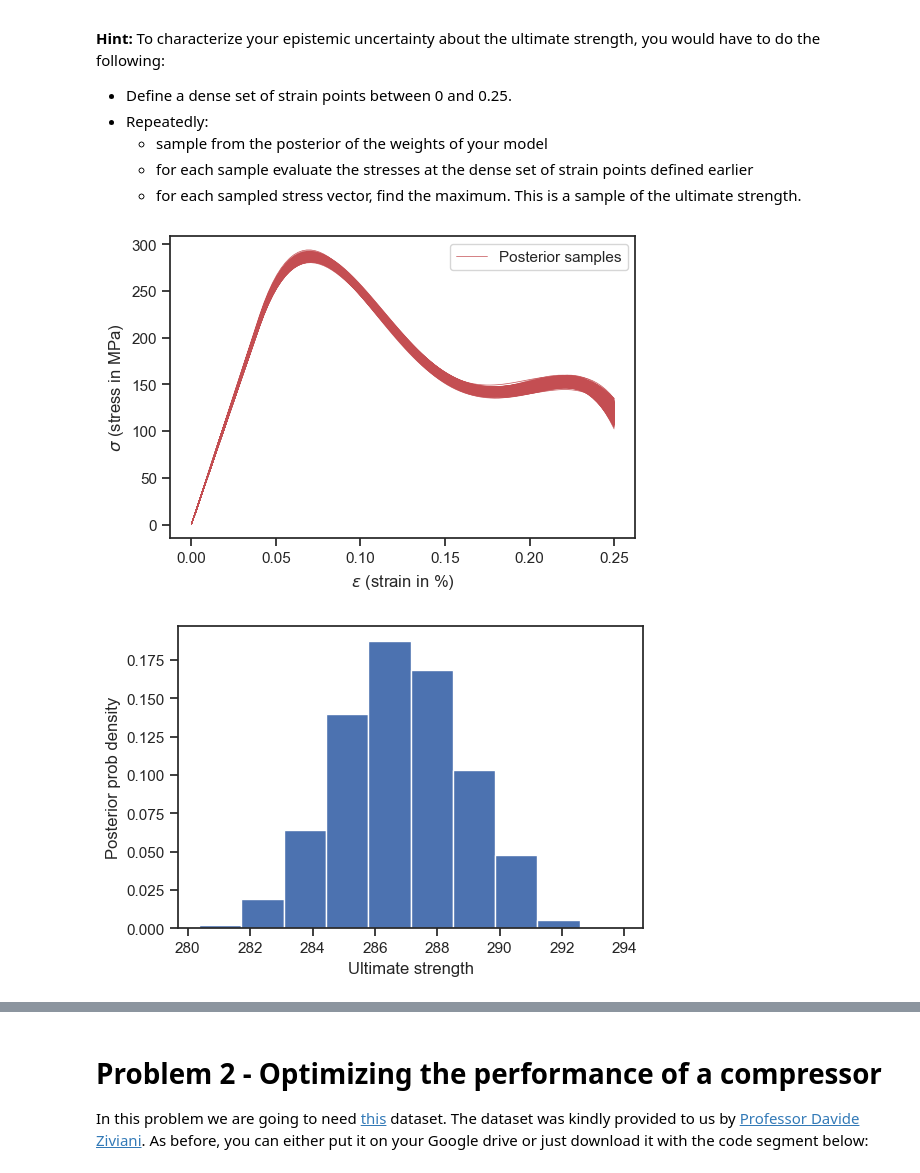
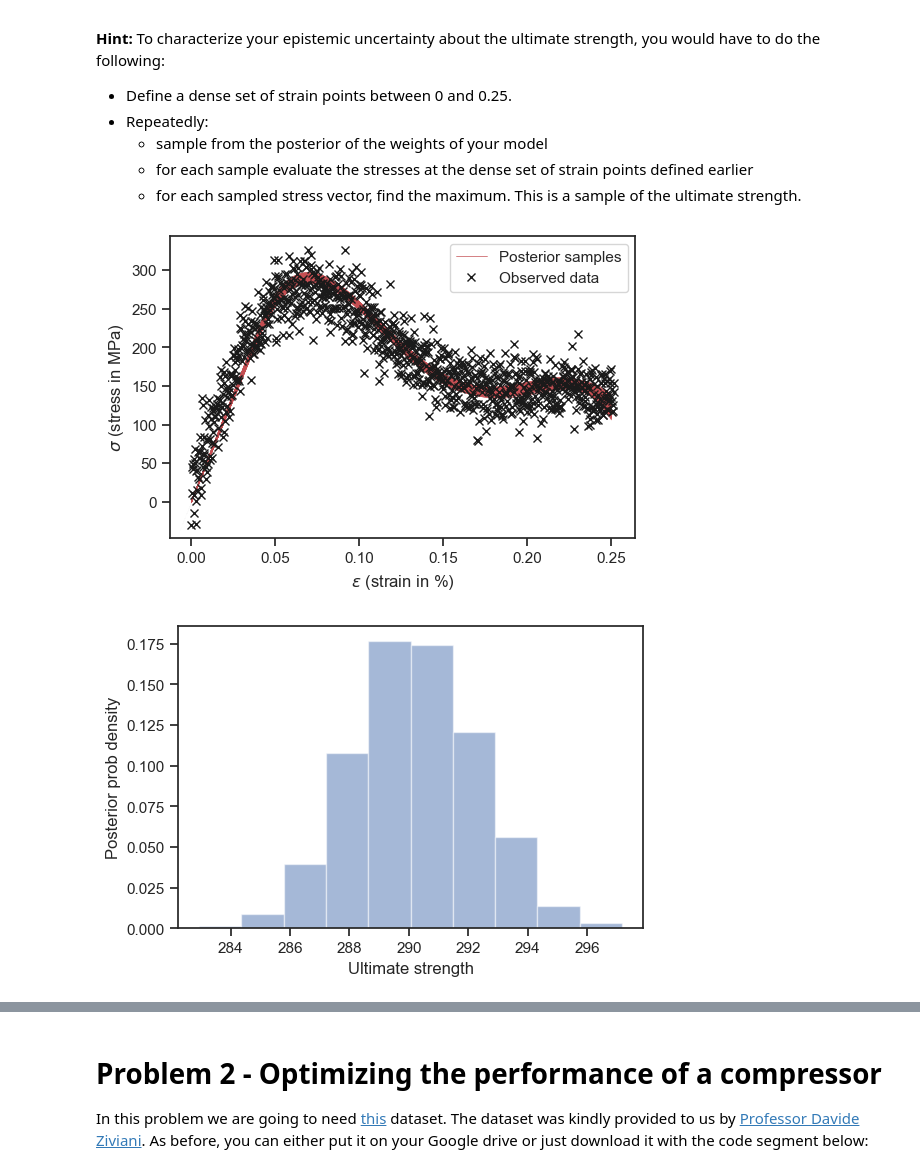
Before and after one commit to flavio-nardi/data-analytics-se, a Jupyter notebook: lecturebook/homework/homework-04.ipynb, the cells around one changed output, grey strips where cells are left out. Drawn from its saved outputs; the diff is of its cells as text; code cells hidden in the pictures.

```diff
--- a/lecturebook/homework/homework-04.ipynb
+++ b/lecturebook/homework/homework-04.ipynb
@@ -635,28 +632,29 @@ To characterize your epistemic uncertainty about the ultimate strength, you woul
 # %%
 strain = np.linspace(0, 0.25, 100)
 Phi_strain = compute_design_matrix(strain, 0.04, 4)
 model_B_post = st.multivariate_normal(model_B.coef_, model_B.sigma_)
 num_samples = 2000
 ultimate_strength = []
 
 fig, ax = plt.subplots()
 for _ in range(num_samples):
     w_sample = model_B_post.rvs()
     yy_sample = Phi_strain @ w_sample
     ultimate_strength.append(yy_sample[np.argmax(yy_sample)])
     ax.plot(strain, yy_sample, 'r', lw=0.5)
-ax.plot([], [], "r", lw=0.5, label="Posterior samples");
+ax.plot([], [], "r", lw=0.5, label="Posterior samples")
+ax.plot(x, y, 'kx', label='Observed data')
 ax.set_xlabel('$\epsilon$ (strain in %)')
 ax.set_ylabel('$\sigma$ (stress in MPa)')
 plt.legend(loc="best");
 
 fig, ax2 = plt.subplots()
-ax2.hist(ultimate_strength, density=True)
+ax2.hist(ultimate_strength, density=True, alpha=0.5, )
 ax2.set_xlabel('Ultimate strength')
 ax2.set_ylabel('Posterior prob density');
 # %% [output]
-[figure, old version]
+[figure, new version]
-[figure, old version]
+[figure, new version]
 # %%
 lower_95_cred = np.mean(ultimate_strength) - 2.0 * np.std(ultimate_strength)
 upper_95_cred = np.mean(ultimate_strength) + 2.0 * np.std(ultimate_strength)
```
Also changed, not shown: parts of 54 cells of this notebook.
